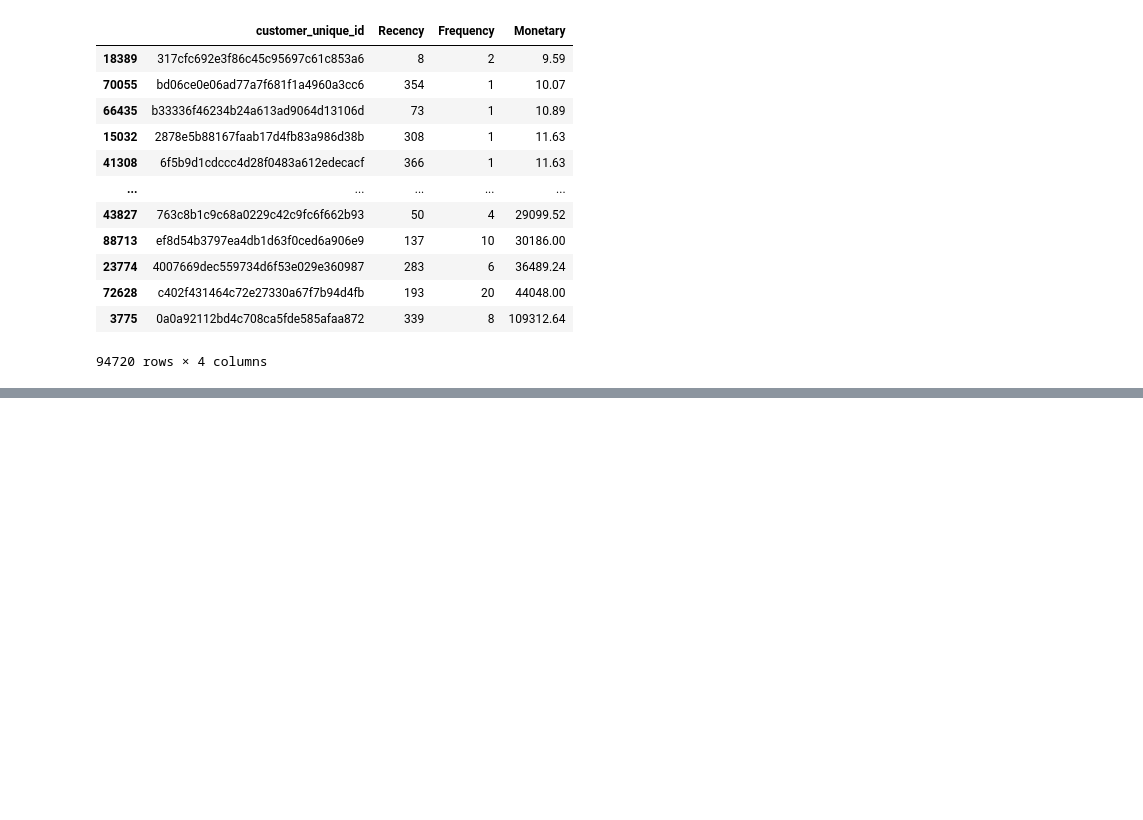
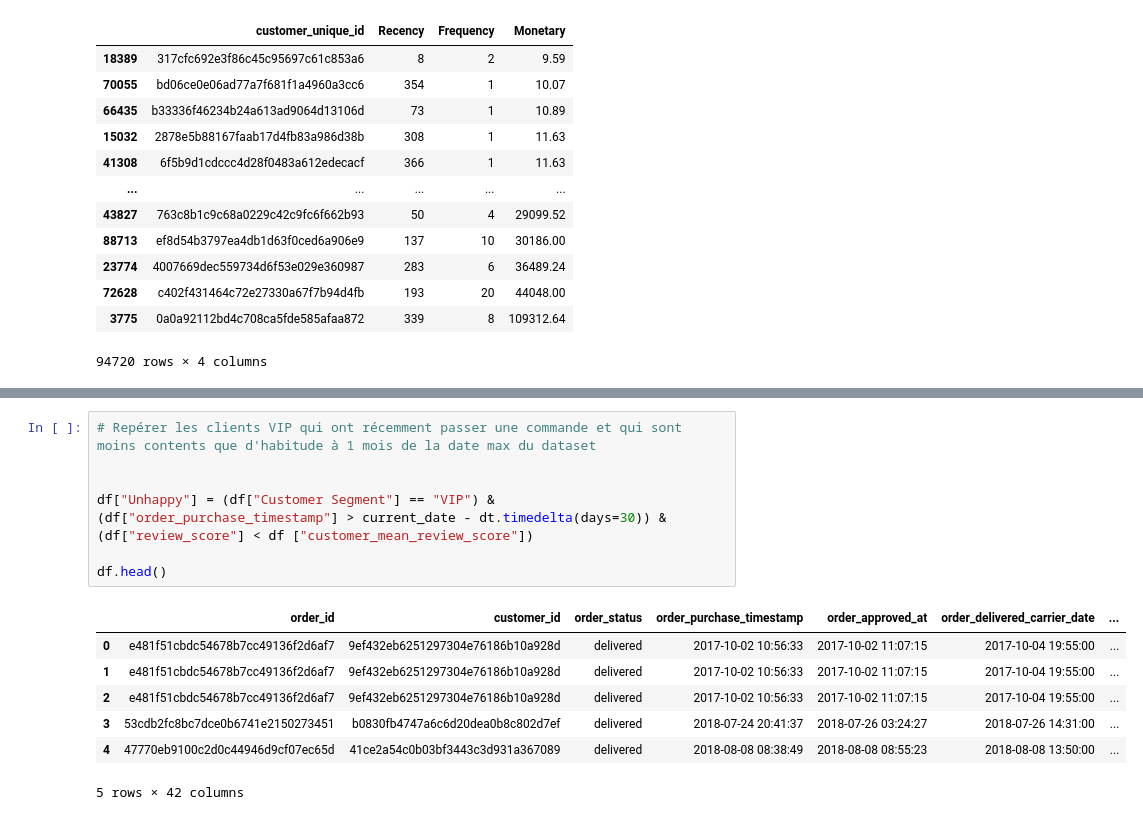
Before and after one commit to Aucorre/projet_filrouge_M1, a Jupyter notebook: segmentation.ipynb, the cells around one changed output, grey strips where cells are left out. Drawn from its saved outputs; the diff is of its cells as text; blank space fills up the shorter version.

```diff
--- a/segmentation.ipynb
+++ b/segmentation.ipynb
@@ -84,0 +127,15 @@ rfm.sort_values("Monetary")
+# %%
+# Repérer les clients VIP qui ont récemment passer une commande et qui sont moins contents que d'habitude à 1 mois de la date max du dataset
+
+
+df["Unhappy"] = (df["Customer Segment"] == "VIP") & (df["order_purchase_timestamp"] > current_date - dt.timedelta(days=30)) & (df["review_score"] < df ["customer_mean_review_score"])
+
+df.head()
+# %% [output]
+|  | order_id | customer_id | order_status | order_purchase_timestamp | order_approved_at | order_delivered_carrier_date | ... |
+| 0 | e481f51cbdc54678b7cc49136f2d6af7 | 9ef432eb6251297304e76186b10a928d | delivered | 2017-10-02 10:56:33 | 2017-10-02 11:07:15 | 2017-10-04 19:55:00 | ... |
+| 1 | e481f51cbdc54678b7cc49136f2d6af7 | 9ef432eb6251297304e76186b10a928d | delivered | 2017-10-02 10:56:33 | 2017-10-02 11:07:15 | 2017-10-04 19:55:00 | ... |
+| 2 | e481f51cbdc54678b7cc49136f2d6af7 | 9ef432eb6251297304e76186b10a928d | delivered | 2017-10-02 10:56:33 | 2017-10-02 11:07:15 | 2017-10-04 19:55:00 | ... |
+| 3 | 53cdb2fc8bc7dce0b6741e2150273451 | b0830fb4747a6c6d20dea0b8c802d7ef | delivered | 2018-07-24 20:41:37 | 2018-07-26 03:24:27 | 2018-07-26 14:31:00 | ... |
+| 4 | 47770eb9100c2d0c44946d9cf07ec65d | 41ce2a54c0b03bf3443c3d931a367089 | delivered | 2018-08-08 08:38:49 | 2018-08-08 08:55:23 | 2018-08-08 13:50:00 | ... |
+5 rows × 42 columns
```
Also changed, not shown: parts of 8 cells of this notebook, 1 other file.
